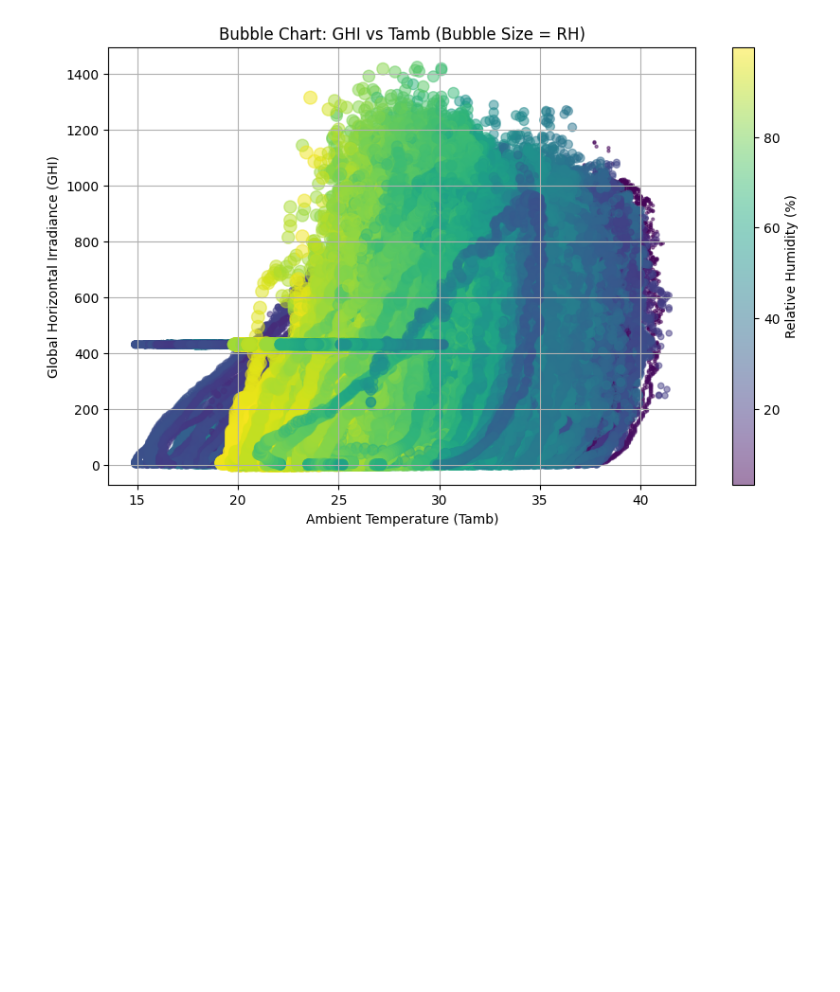
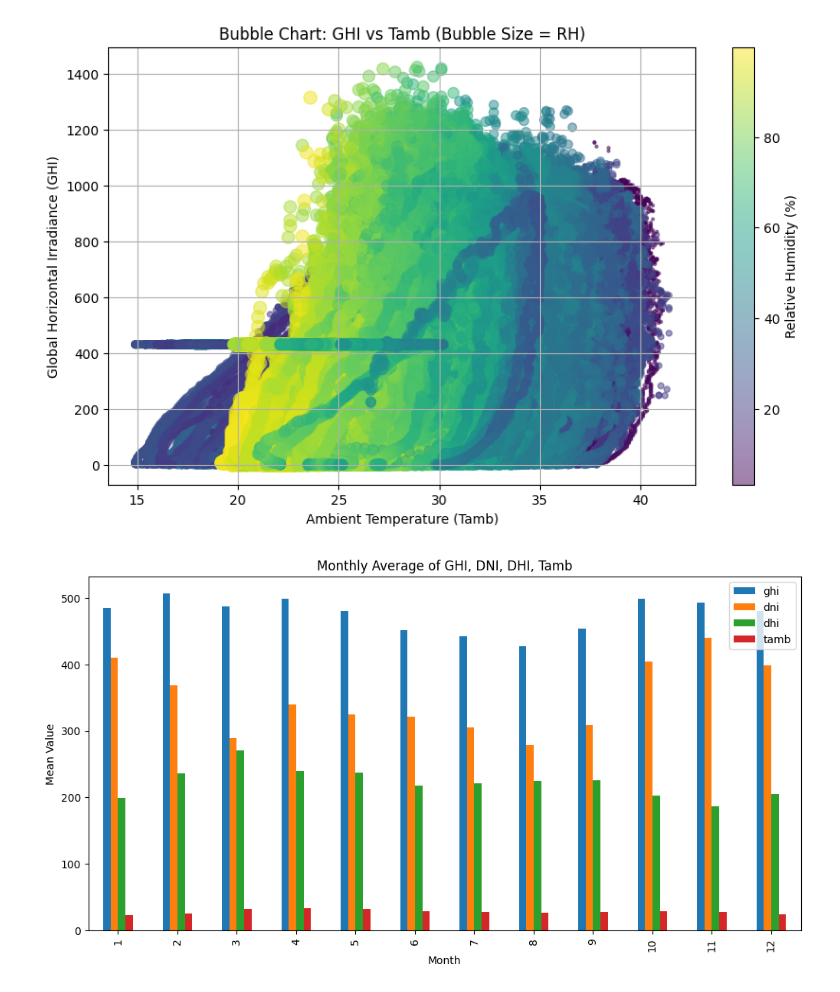
Before and after one commit to tsegabogale24/solar-challenge-week1, a Jupyter notebook: notebooks/togo_eda.ipynb, the cells around one changed output. Drawn from its saved outputs; the diff is of its cells as text; code cells hidden in the pictures; blank space fills up the shorter version.

```diff
--- a/notebooks/togo_eda.ipynb
+++ b/notebooks/togo_eda.ipynb
@@ -333,3 +333,11 @@ plt.grid(True)
 plt.show()
 # %% [output]
 [figure]
+# %%
+monthly_avg = df.groupby('Month')[['ghi', 'dni', 'dhi', 'tamb']].mean()
+monthly_avg.plot(kind='bar', figsize=(12,6))
+plt.title('Monthly Average of GHI, DNI, DHI, Tamb')
+plt.ylabel('Mean Value')
+plt.show()
+# %% [output]
+[figure, added]
```
Also changed, not shown: parts of 2 cells of this notebook, 1 other file.
